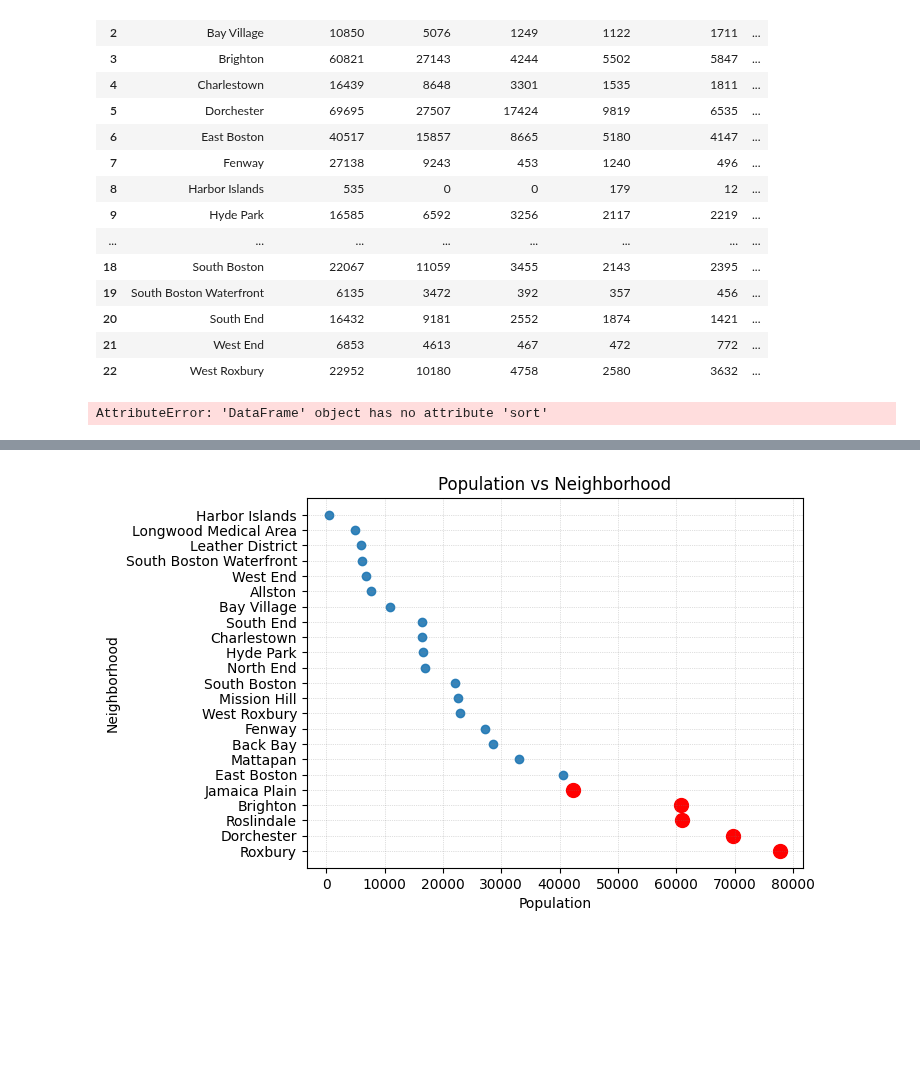
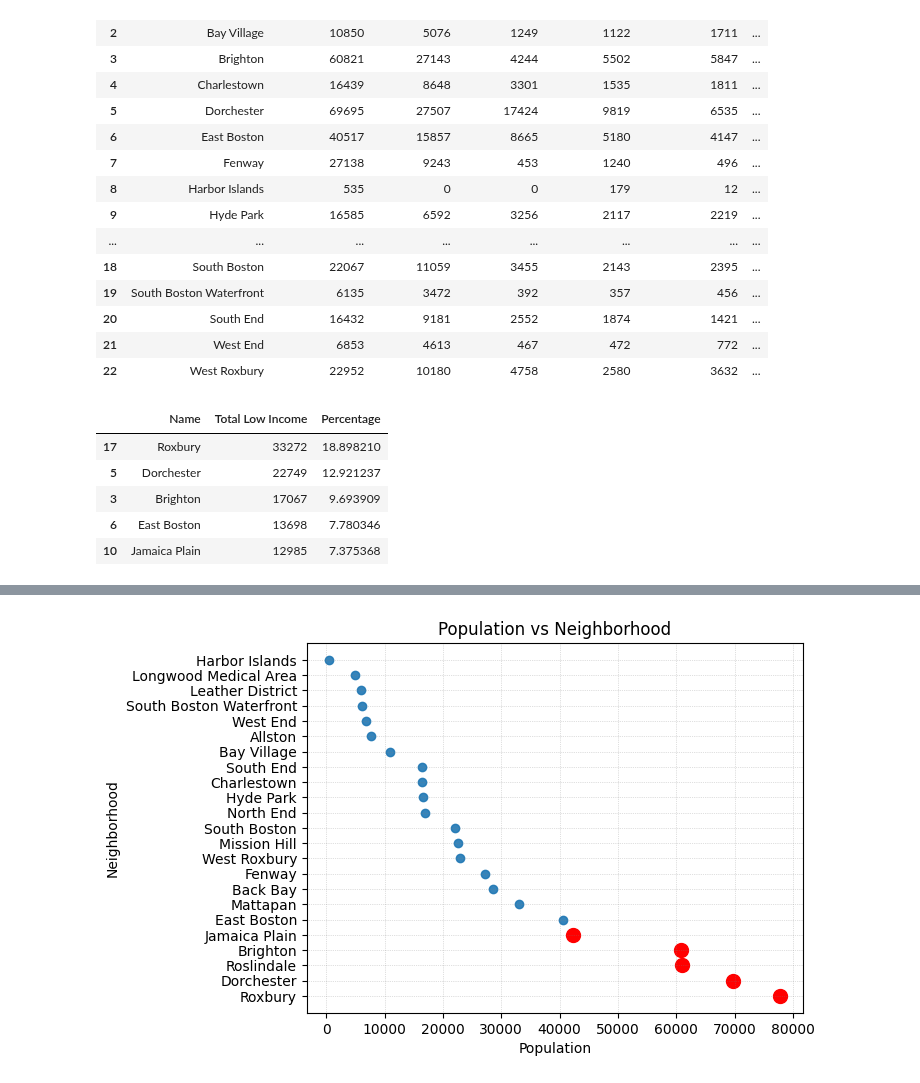
Before and after one commit to BU-Spark/ds-stantec-sidewalks, a Jupyter notebook: spring23-team-1/files/demographics_analysis.ipynb, the cells around one changed output, grey strips where cells are left out. Saved outputs shown, nothing was run; the diff lists cells and outputs as text; code cells hidden in the pictures; blank space fills up the shorter version.

```diff
--- a/spring23-team-1/files/demographics_analysis.ipynb
+++ b/spring23-team-1/files/demographics_analysis.ipynb
@@ -236,7 +236,20 @@ combined_df
 | 20 | South End | 16432 | 9181 | 2552 | 1874 | 1421 | ... |
 | 21 | West End | 6853 | 4613 | 467 | 472 | 772 | ... |
 | 22 | West Roxbury | 22952 | 10180 | 4758 | 2580 | 3632 | ... |
-# %%
-combined_df.sort_values('Total Low Income', ascending = False)
-# %% [output]
-AttributeError: 'DataFrame' object has no attribute 'sort'
+# %%
+combined_df.sort_values('Total Low Income', ascending = False)[['Name', 'Total Low Income']].head()
+
+low_income_df = combined_df.sort_values('Total Low Income', ascending = False)
+
+total_low_income = combined_df['Total Low Income'].sum()
+
+low_income_df['Percentage'] = (low_income_df['Total Low Income'] / total_low_income) * 100
+
+low_income_df[['Name', 'Total Low Income', 'Percentage']].head()
+# %% [output]
+|  | Name | Total Low Income | Percentage |
+| 17 | Roxbury | 33272 | 18.898210 |
+| 5 | Dorchester | 22749 | 12.921237 |
+| 3 | Brighton | 17067 | 9.693909 |
+| 6 | East Boston | 13698 | 7.780346 |
+| 10 | Jamaica Plain | 12985 | 7.375368 |
```
Also changed, not shown: parts of 3 cells of this notebook.
